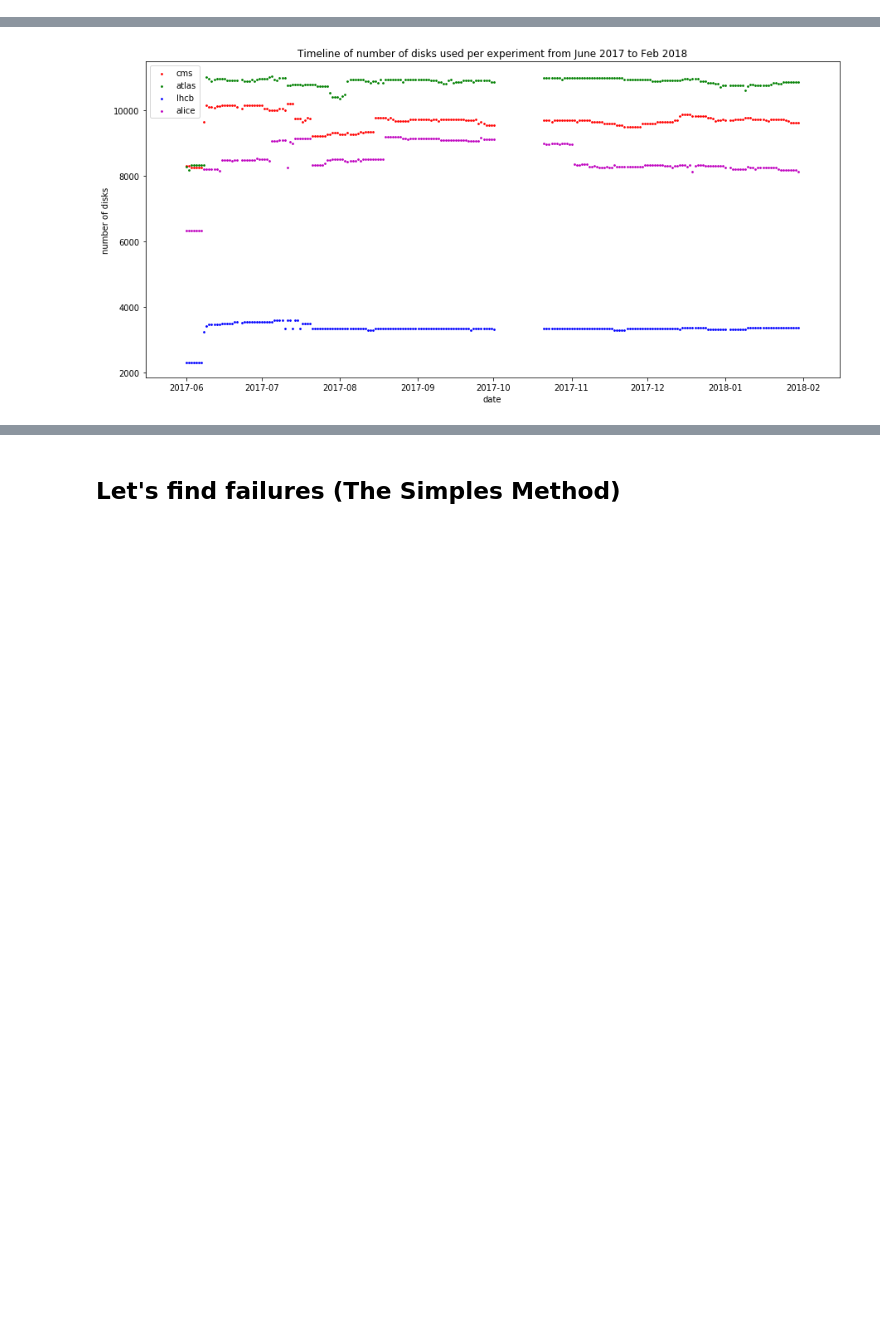
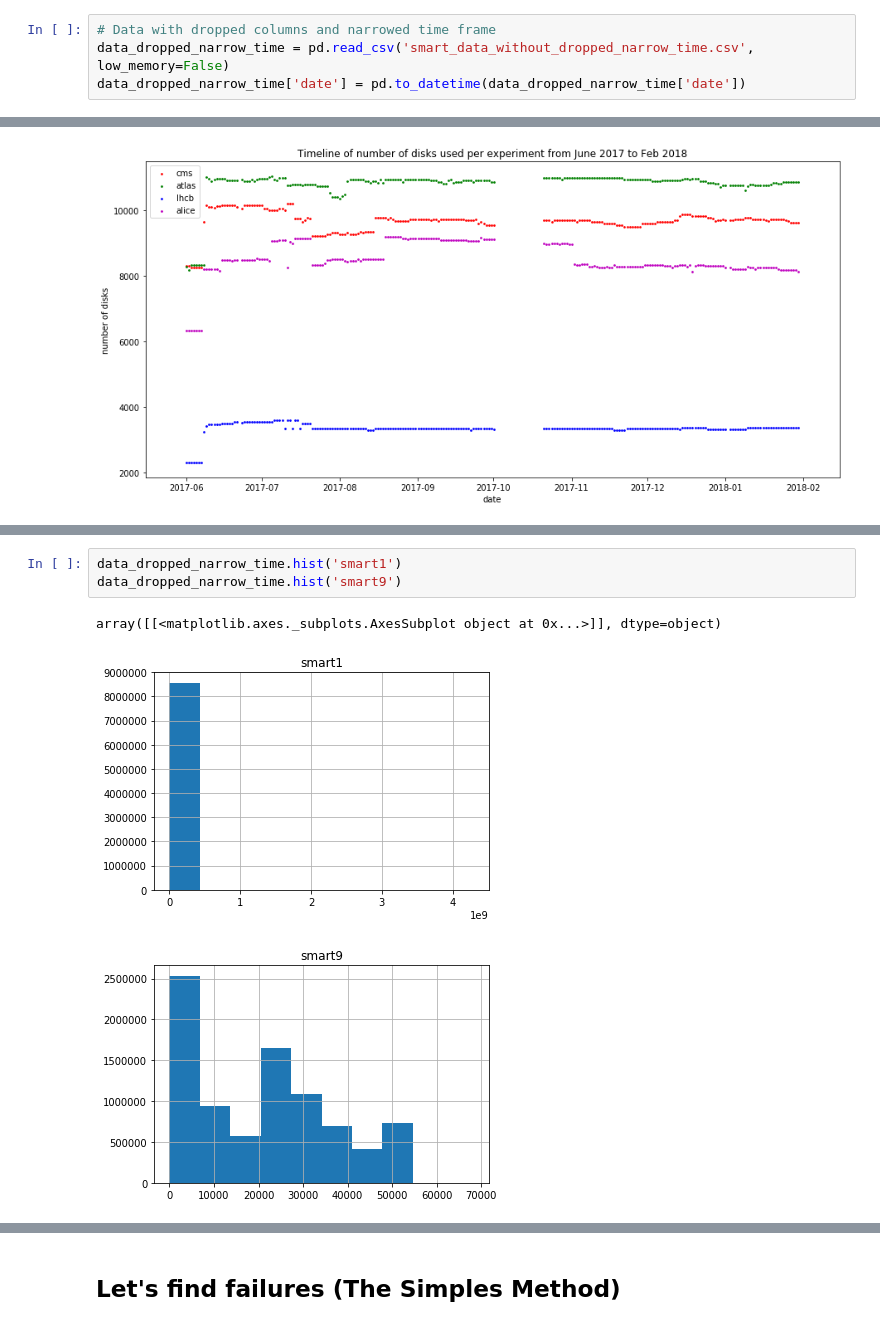
Before and after one commit to gacalheiros/hackathon, a Jupyter notebook: EDA-Baseline for Hackathon.ipynb, the cells around one changed output, grey strips where cells are left out. Drawn from its saved outputs; the diff is of its cells as text; blank space fills up the shorter version.

```diff
--- a/EDA-Baseline for Hackathon.ipynb
+++ b/EDA-Baseline for Hackathon.ipynb
@@ -21,3 +25,7 @@ data['date'] = pd.to_datetime(data['date'])
+# %%
+# Data with dropped columns and narrowed time frame
+data_dropped_narrow_time = pd.read_csv('smart_data_without_dropped_narrow_time.csv', low_memory=False)
+data_dropped_narrow_time['date'] = pd.to_datetime(data_dropped_narrow_time['date'])
 # %%
 # example: if you want to save converted data frame
 # data.to_csv('input_data/smart_data_updated.csv', index=False)
@@ -267,0 +289,7 @@ plt.show()
+# %%
+data_dropped_narrow_time.hist('smart1')
+data_dropped_narrow_time.hist('smart9')
+# %% [output]
+array([[<matplotlib.axes._subplots.AxesSubplot object at 0x...>]], dtype=object)
+[figure, added]
+[figure, added]
```
Also changed, not shown: parts of 15 cells of this notebook, 1 other file.
